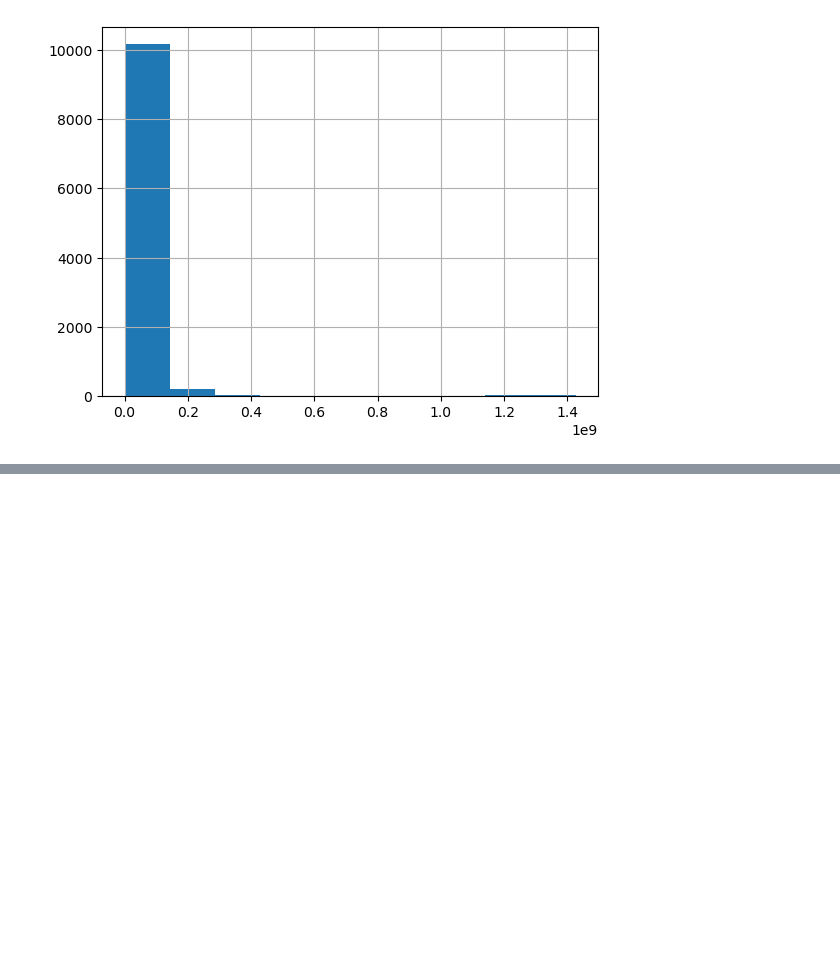
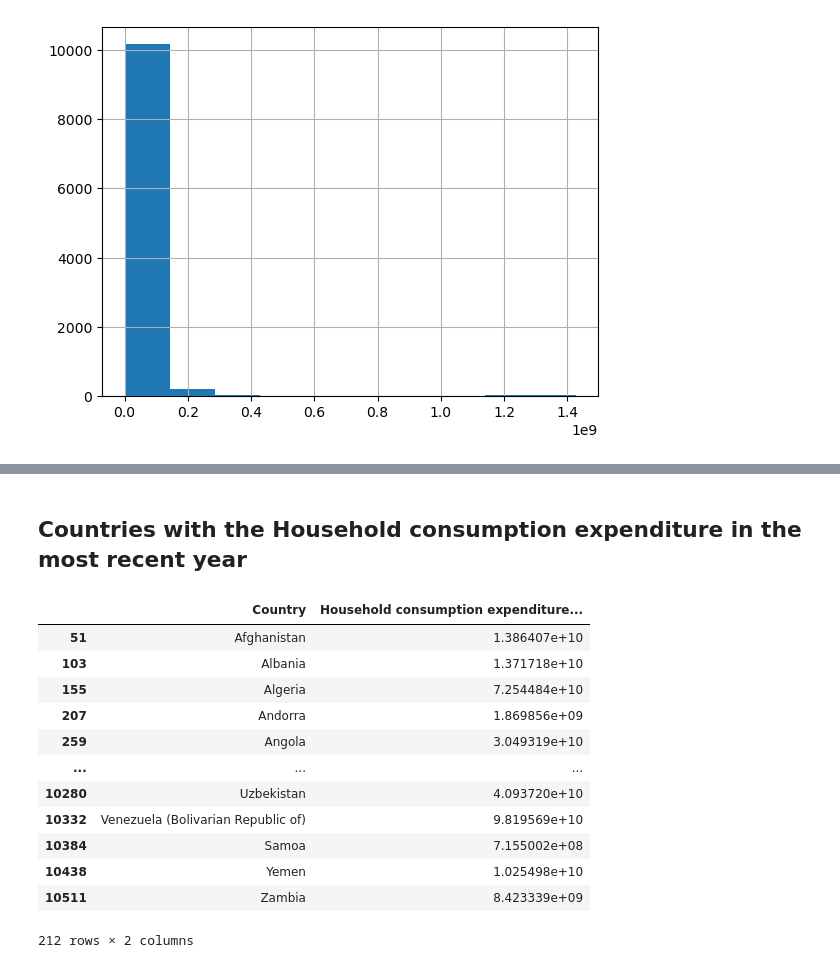
Before and after one commit to khoulaCode/DataScience-Brain-Bytes, a Jupyter notebook: Team_members/from_maha/pandas_practice.ipynb, the cells around one changed output, grey strips where cells are left out. Drawn from its saved outputs; the diff is of its cells as text; code cells hidden in the pictures; blank space fills up the shorter version.

```diff
--- a/Team_members/from_maha/pandas_practice.ipynb
+++ b/Team_members/from_maha/pandas_practice.ipynb
@@ -286,0 +375,20 @@ plt.show()
+# %% [markdown]
+## Countries with the Household consumption expenditure in the most recent year
+# %%
+year_max = df[' Year '].max()
+household_recent = df.loc[df[' Year '] == year_max, [' Country ', ' Household consumption expenditure (including Non-profit institutions serving households) ']]
+household_recent
+# %% [output]
+|  | Country | Household consumption expenditure... |
+| 51 | Afghanistan | 1.386407e+10 |
+| 103 | Albania | 1.371718e+10 |
+| 155 | Algeria | 7.254484e+10 |
+| 207 | Andorra | 1.869856e+09 |
+| 259 | Angola | 3.049319e+10 |
+| ... | ... | ... |
+| 10280 | Uzbekistan | 4.093720e+10 |
+| 10332 | Venezuela (Bolivarian Republic of) | 9.819569e+10 |
+| 10384 | Samoa | 7.155002e+08 |
+| 10438 | Yemen | 1.025498e+10 |
+| 10511 | Zambia | 8.423339e+09 |
+212 rows × 2 columns
```
Also changed, not shown: parts of 9 cells of this notebook, 10 other files.
